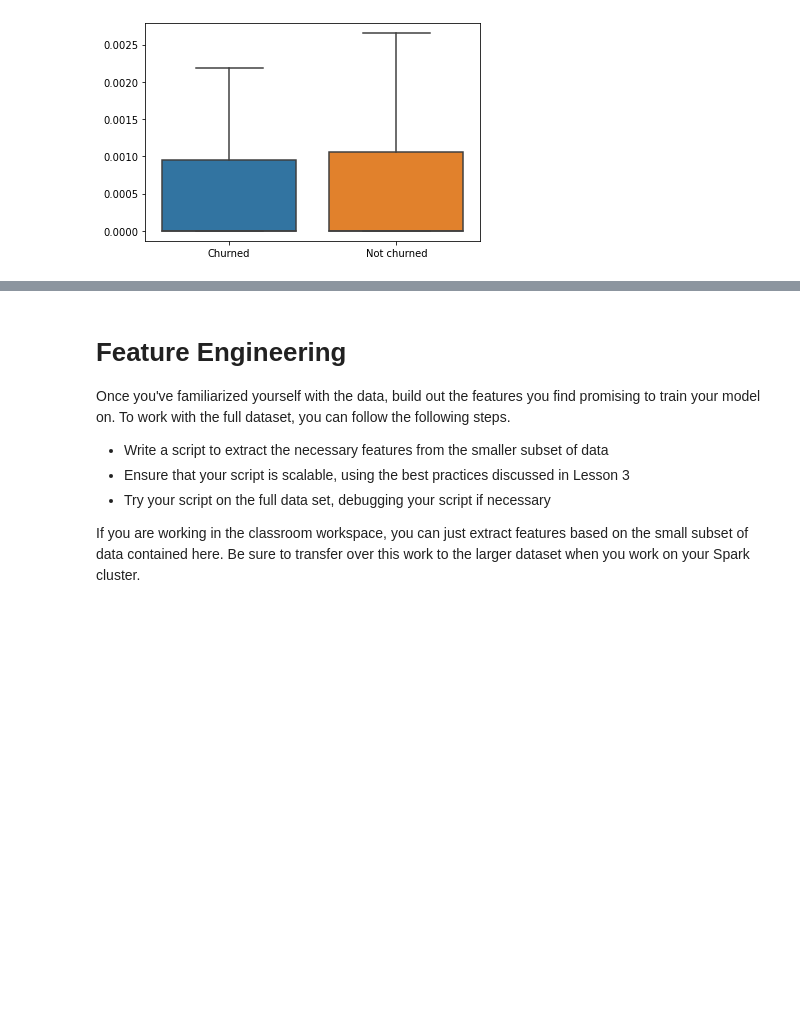
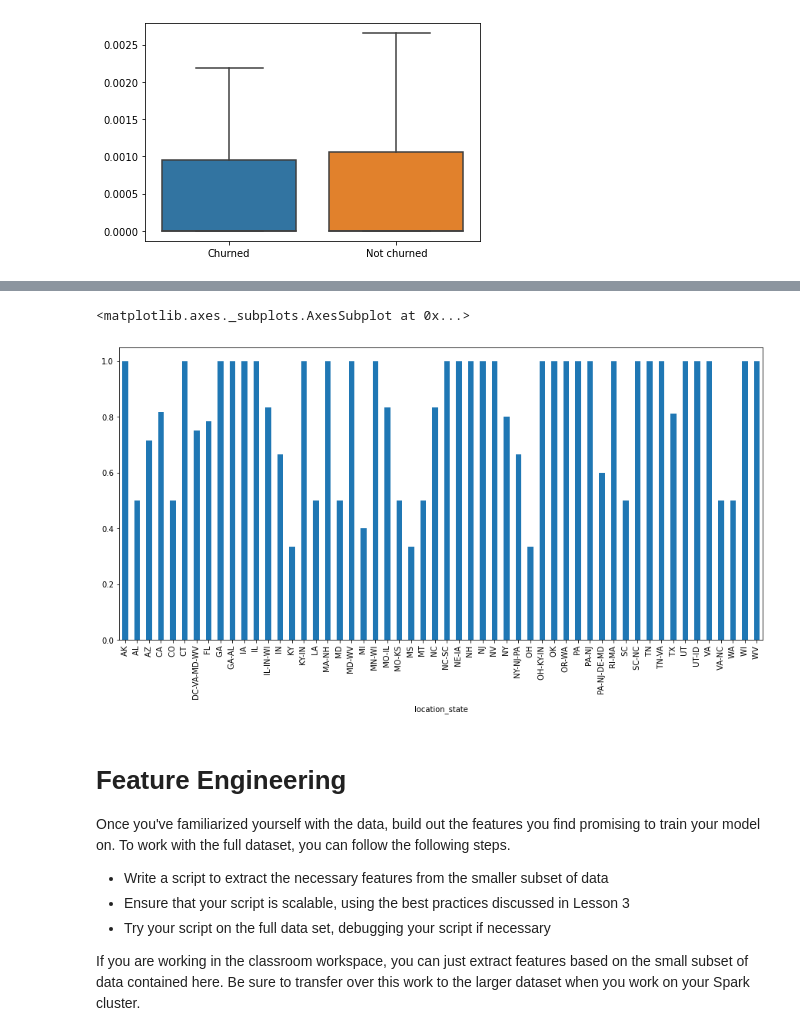
Before and after one commit to beaylott/sparkify, a Jupyter notebook: Sparkify.ipynb, the cells around one changed output, grey strips where cells are left out. Drawn from its saved outputs; the diff is of its cells as text; code cells hidden in the pictures; blank space fills up the shorter version.

```diff
--- a/Sparkify.ipynb
+++ b/Sparkify.ipynb
@@ -358,2 +365,11 @@ sns.boxplot(data= pd.DataFrame({'Churned':error_rate_per_user[True],'Not churned
+# %%
+location_by_churn_status=df_cleand_pd.drop_duplicates('userId').groupby(['Churn1','location_state']).count()['Churn2']
+location_by_churn_status_true=location_by_churn_status[True].reindex(location_by_churn_status[False].index).fillna(0)
+
+
+(location_by_churn_status[False]/(location_by_churn_status_true+location_by_churn_status[False])).plot.bar(figsize=(15,7))
+# %% [output]
+<matplotlib.axes._subplots.AxesSubplot at 0x...>
+[figure, added]
 # %%
 # Day of week/month
```
Also changed, not shown: parts of 7 cells of this notebook.
